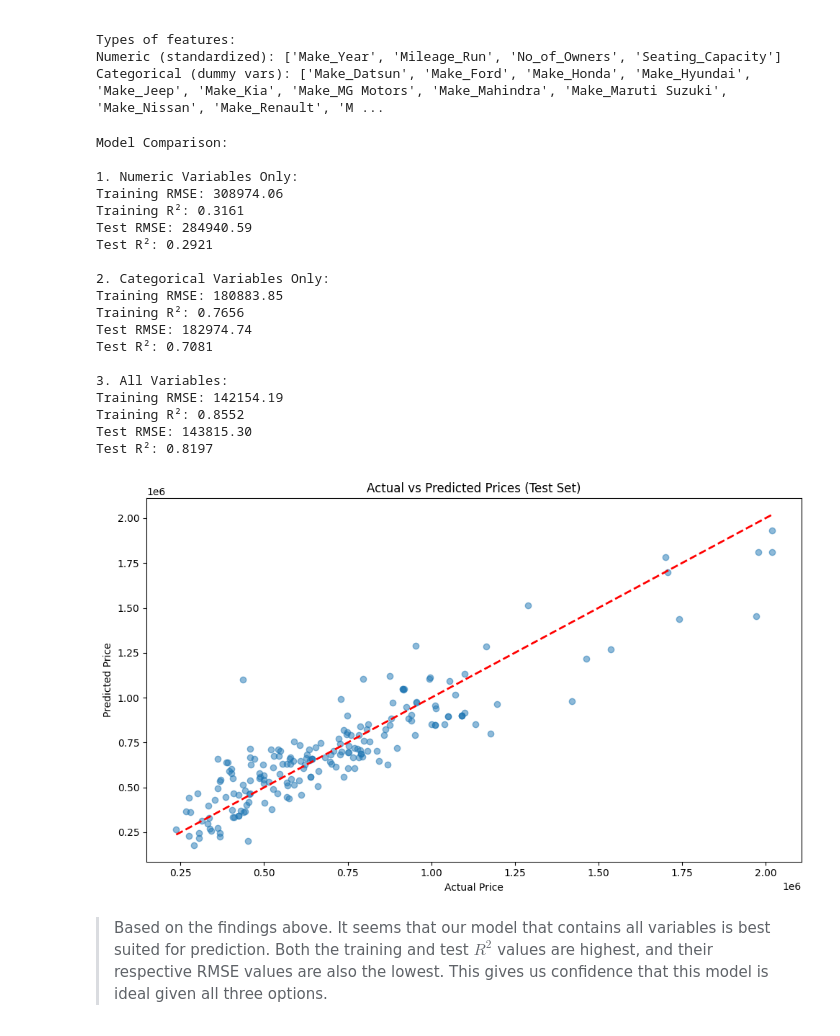
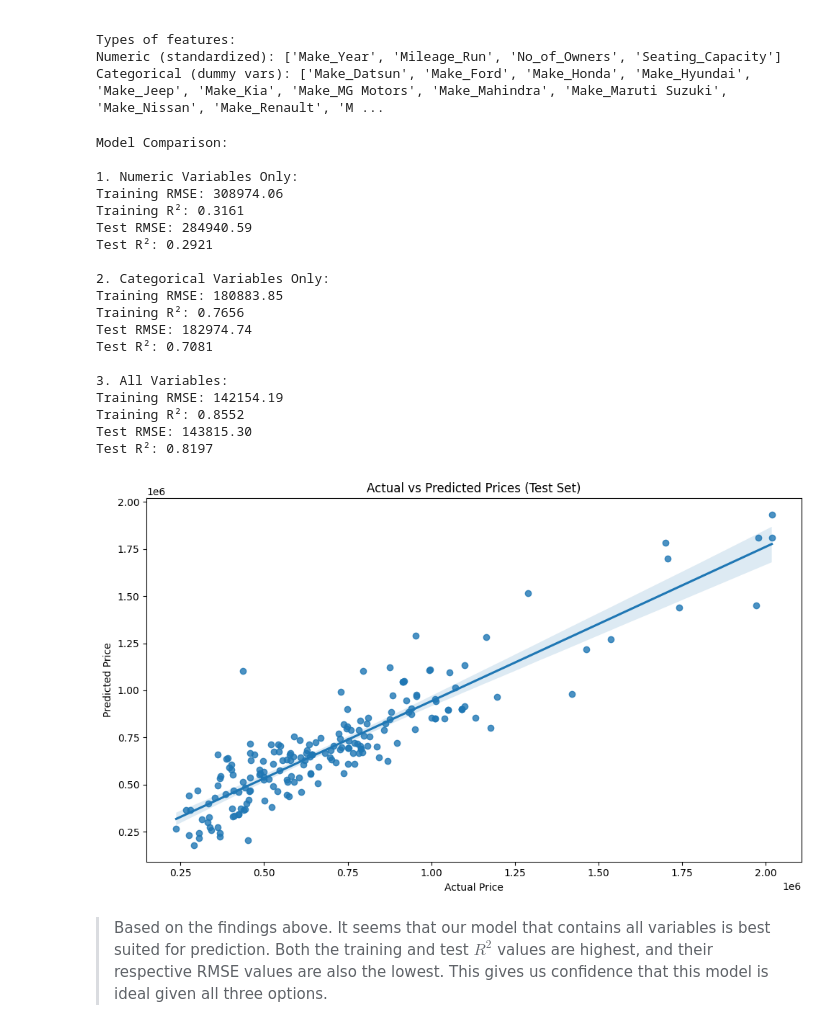
Before and after one commit to McMeans/linearModels, a Jupyter notebook: lab/lab_notebook_applied.ipynb, the cells around one changed output. Saved outputs shown, nothing was run; the diff lists cells and outputs as text; code cells hidden in the pictures.

```diff
--- a/lab/lab_notebook_applied.ipynb
+++ b/lab/lab_notebook_applied.ipynb
@@ -203,36 +202,35 @@ print(f"Training R²: {full_metrics[1]:.4f}")
 print(f"Test RMSE: {full_metrics[2]:.2f}")
 print(f"Test R²: {full_metrics[3]:.4f}")
 
 # visualize actual vs predicted values
 plt.figure(figsize=(10, 6))
-plt.scatter(y_test, full_model.predict(X_test), alpha=0.5)
-plt.plot([y_test.min(), y_test.max()], [y_test.min(), y_test.max()], 'r--', lw=2)
+sns.regplot(x=y_test, y=full_model.predict(X_test))
 plt.xlabel('Actual Price')
 plt.ylabel('Predicted Price')
 plt.title('Actual vs Predicted Prices (Test Set)')
 plt.tight_layout()
 plt.show()
 # %% [output]
 Model Comparison:
 
 1. Numeric Variables Only:
 Training RMSE: 308974.06
 Training R²: 0.3161
 Test RMSE: 284940.59
 Test R²: 0.2921
 
 2. Categorical Variables Only:
 Training RMSE: 180883.85
 Training R²: 0.7656
 Test RMSE: 182974.74
 Test R²: 0.7081
 
 3. All Variables:
 Training RMSE: 142154.19
 Training R²: 0.8552
 Test RMSE: 143815.30
 Test R²: 0.8197
-[figure, old version]
+[figure, new version]
 # %% [markdown]
 > Based on the findings above. It seems that our model that contains all variables is best suited for prediction. Both the training and test $R^2$ values are highest, and their respective RMSE values are also the lowest. This gives us confidence that this model is ideal given all three options.
 # %%
```
Also changed, not shown: parts of 3 cells of this notebook.
